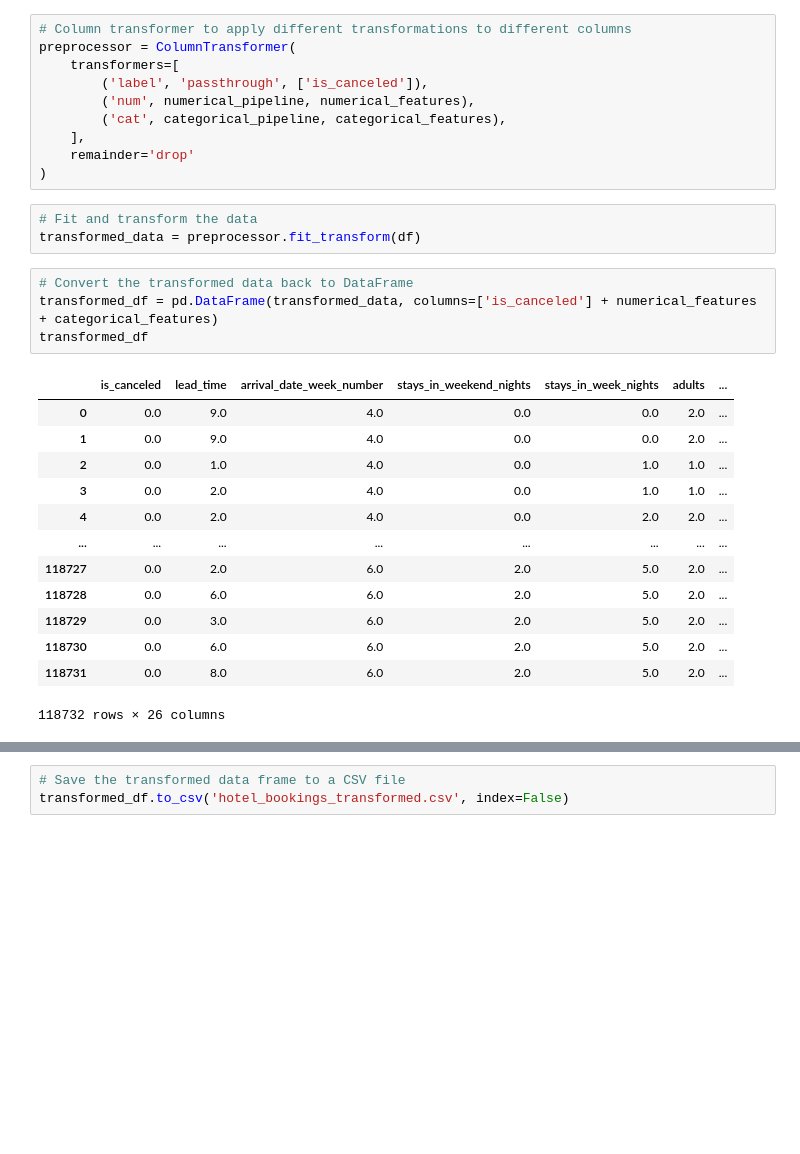
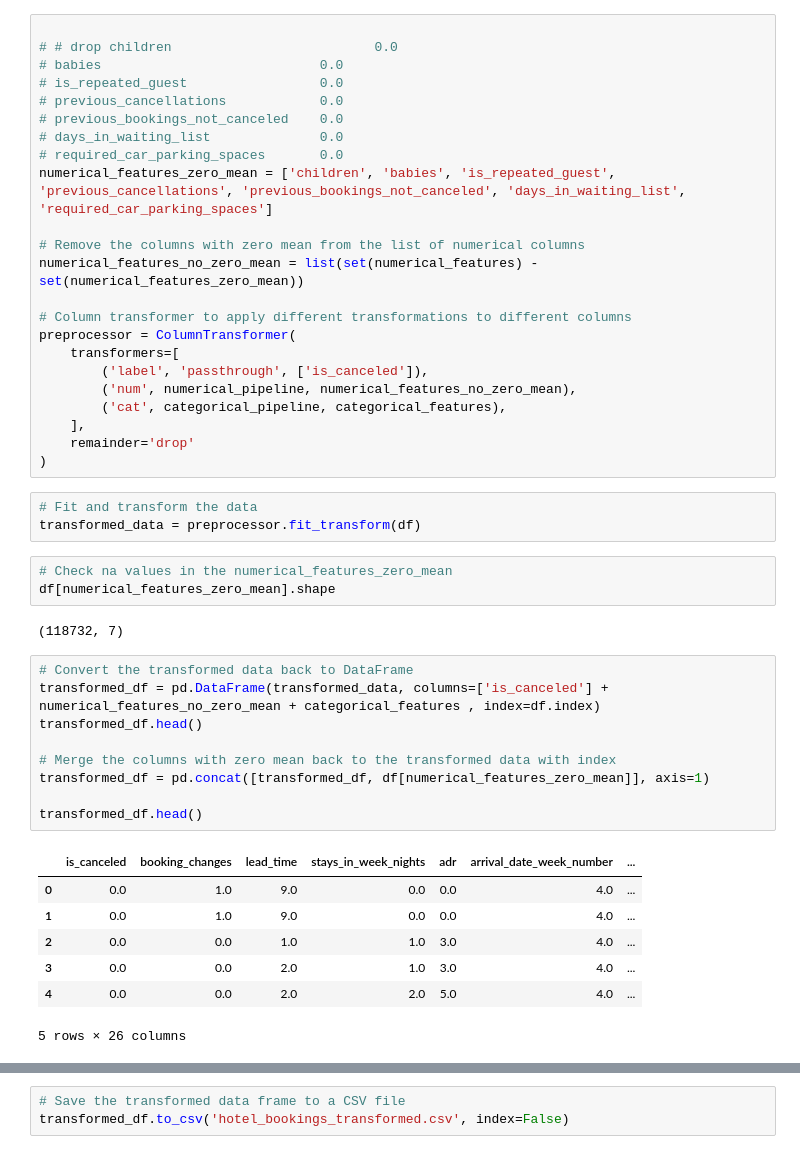
Before and after one commit to hlahany/Hotel-Booking-Big-Data, a Jupyter notebook: testing.ipynb, the cells around one changed output, grey strips where cells are left out. Cells and saved outputs as stored; diff of their text form; blank space fills up the shorter version.

```diff
--- a/testing.ipynb
+++ b/testing.ipynb
@@ -345,11 +345,24 @@ categorical_pipeline = Pipeline([
     ('encoder', OrdinalEncoder())
 ])
 # %%
+
+# # drop children                          0.0
+# babies                            0.0
+# is_repeated_guest                 0.0
+# previous_cancellations            0.0
+# previous_bookings_not_canceled    0.0
+# days_in_waiting_list              0.0
+# required_car_parking_spaces       0.0
+numerical_features_zero_mean = ['children', 'babies', 'is_repeated_guest', 'previous_cancellations', 'previous_bookings_not_canceled', 'days_in_waiting_list', 'required_car_parking_spaces']
+
+# Remove the columns with zero mean from the list of numerical columns
+numerical_features_no_zero_mean = list(set(numerical_features) - set(numerical_features_zero_mean))
+
 # Column transformer to apply different transformations to different columns
 preprocessor = ColumnTransformer(
     transformers=[
         ('label', 'passthrough', ['is_canceled']),
-        ('num', numerical_pipeline, numerical_features),
+        ('num', numerical_pipeline, numerical_features_no_zero_mean),
         ('cat', categorical_pipeline, categorical_features),
     ],
     remainder='drop'
@@ -357,24 +370,28 @@ preprocessor = ColumnTransformer(
 # %%
 # Fit and transform the data
 transformed_data = preprocessor.fit_transform(df)
+# %%
+# Check na values in the numerical_features_zero_mean
+df[numerical_features_zero_mean].shape
+# %% [output]
+(118732, 7)
 # %%
 # Convert the transformed data back to DataFrame
-transformed_df = pd.DataFrame(transformed_data, columns=['is_canceled'] + numerical_features + categorical_features)
-transformed_df
+transformed_df = pd.DataFrame(transformed_data, columns=['is_canceled'] + numerical_features_no_zero_mean + categorical_features , index=df.index)
+transformed_df.head()
+
+# Merge the columns with zero mean back to the transformed data with index
+transformed_df = pd.concat([transformed_df, df[numerical_features_zero_mean]], axis=1)
+
+transformed_df.head()
 # %% [output]
-|  | is_canceled | lead_time | arrival_date_week_number | stays_in_weekend_nights | stays_in_week_nights | adults | ... |
-| 0 | 0.0 | 9.0 | 4.0 | 0.0 | 0.0 | 2.0 | ... |
-| 1 | 0.0 | 9.0 | 4.0 | 0.0 | 0.0 | 2.0 | ... |
-| 2 | 0.0 | 1.0 | 4.0 | 0.0 | 1.0 | 1.0 | ... |
-| 3 | 0.0 | 2.0 | 4.0 | 0.0 | 1.0 | 1.0 | ... |
-| 4 | 0.0 | 2.0 | 4.0 | 0.0 | 2.0 | 2.0 | ... |
-| ... | ... | ... | ... | ... | ... | ... | ... |
-| 118727 | 0.0 | 2.0 | 6.0 | 2.0 | 5.0 | 2.0 | ... |
-| 118728 | 0.0 | 6.0 | 6.0 | 2.0 | 5.0 | 2.0 | ... |
-| 118729 | 0.0 | 3.0 | 6.0 | 2.0 | 5.0 | 2.0 | ... |
-| 118730 | 0.0 | 6.0 | 6.0 | 2.0 | 5.0 | 2.0 | ... |
-| 118731 | 0.0 | 8.0 | 6.0 | 2.0 | 5.0 | 2.0 | ... |
+|  | is_canceled | booking_changes | lead_time | stays_in_week_nights | adr | arrival_date_week_number | ... |
+| 0 | 0.0 | 1.0 | 9.0 | 0.0 | 0.0 | 4.0 | ... |
+| 1 | 0.0 | 1.0 | 9.0 | 0.0 | 0.0 | 4.0 | ... |
+| 2 | 0.0 | 0.0 | 1.0 | 1.0 | 3.0 | 4.0 | ... |
+| 3 | 0.0 | 0.0 | 2.0 | 1.0 | 3.0 | 4.0 | ... |
+| 4 | 0.0 | 0.0 | 2.0 | 2.0 | 5.0 | 4.0 | ... |
-118732 rows × 26 columns
+5 rows × 26 columns
 # %%
 transformed_df.isna().sum()
 # %% [output]
```
Also changed, not shown: parts of 11 cells of this notebook.
